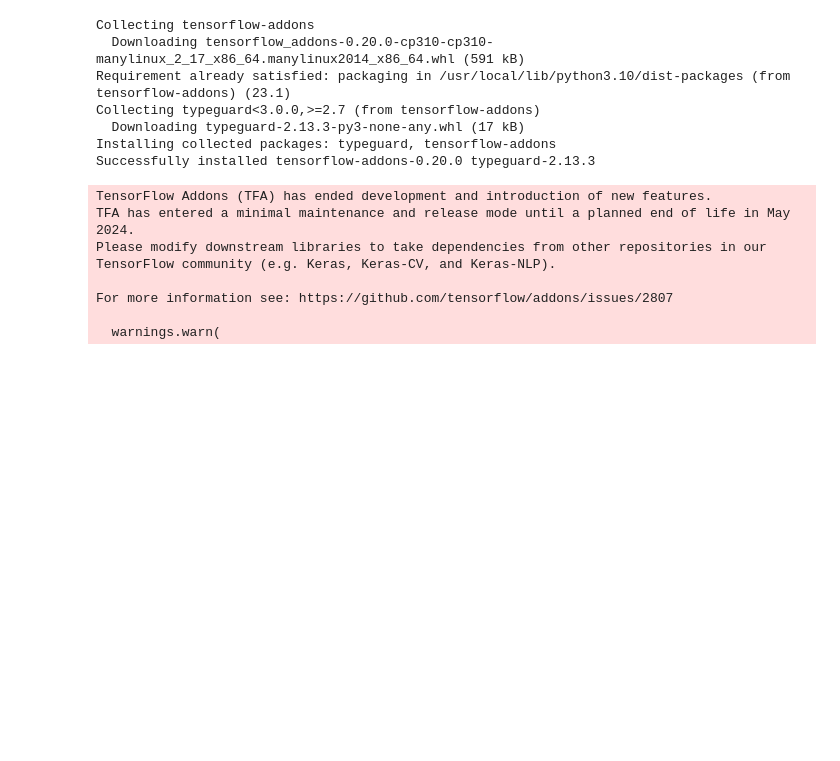
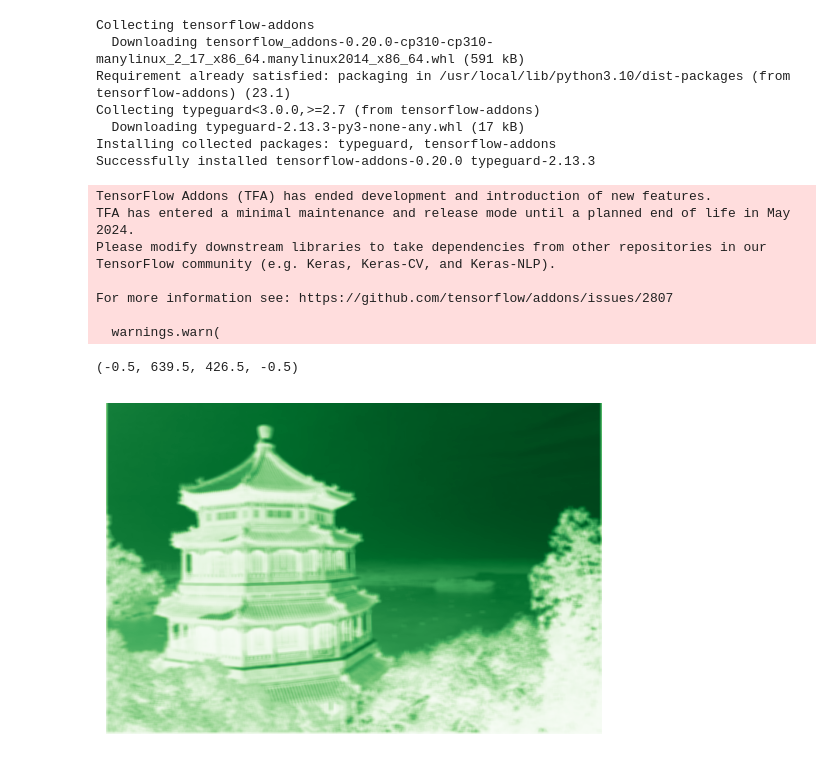
Before and after one commit to ChaeWonIm0/MachineLearning_reference, a Jupyter notebook: DeepLearning_main/CNN_model.ipynb, the cells around one changed output. Saved outputs shown, nothing was run; the diff lists cells and outputs as text; code cells hidden in the pictures; blank space fills up the shorter version.

```diff
--- a/DeepLearning_main/CNN_model.ipynb
+++ b/DeepLearning_main/CNN_model.ipynb
@@ -43,0 +51,18 @@ images = np.array([china, flower])
+# %%
+images = np.array([china, flower])
+batch_size, height, width, channels = images.shape
+# filters = np.zeros(shape=(5,5,channels, 2), dtype=np.float32)
+filters = np.zeros(shape=(7,7,channels, 2), dtype=np.float32)
+# %%
+# 수직선과 수평선
+filters[:, 3, :, 0] = 1
+filters[3:, :, :, 1] = 1
+# %%
+outputs = tf.nn.conv2d(images, filters, strides = 1, padding="SAME")
+plt.imshow(outputs[0,:,:,1], cmap="Greens")
+# 이미지의 feature map 반환
+plt.show
+plt.axis("off")
+# %% [output]
+(-0.5, 639.5, 426.5, -0.5)
+[figure, added]
```
Also changed, not shown: parts of 51 cells of this notebook, 4 other files.
